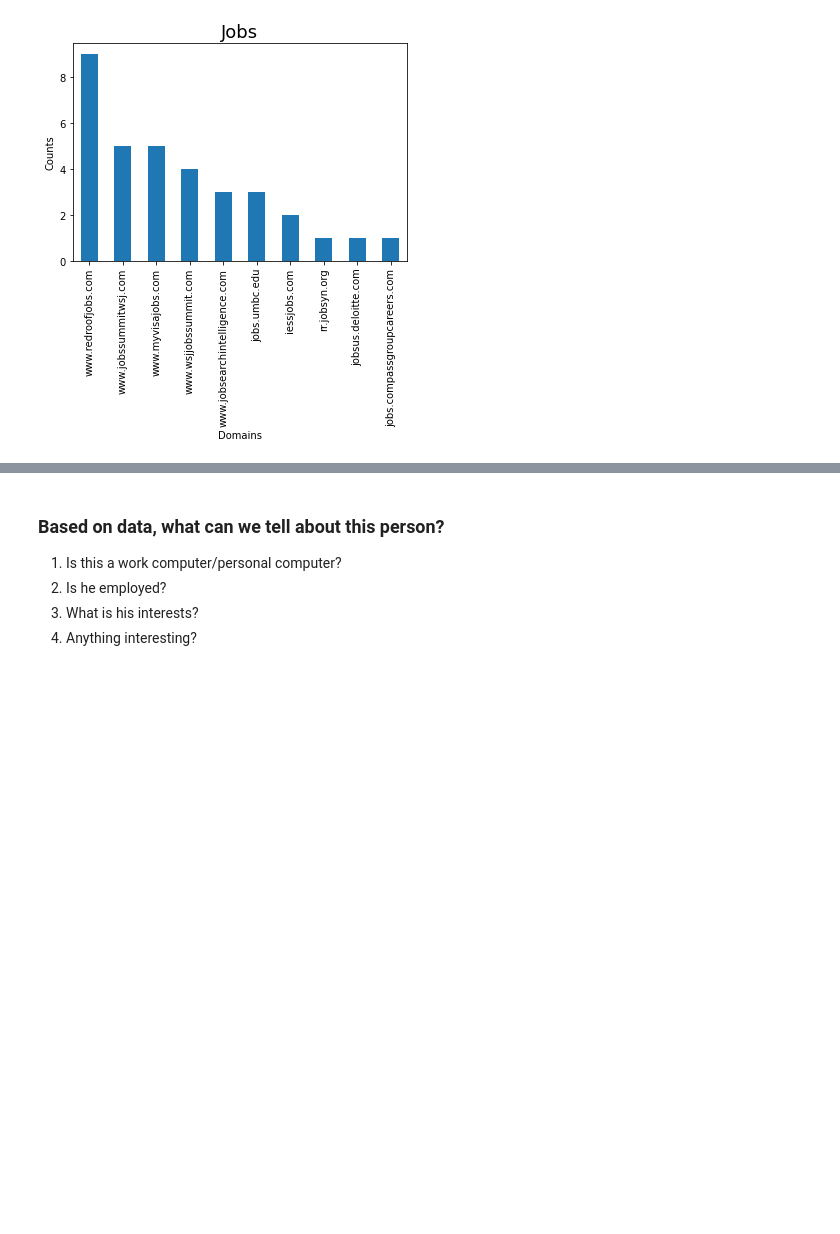
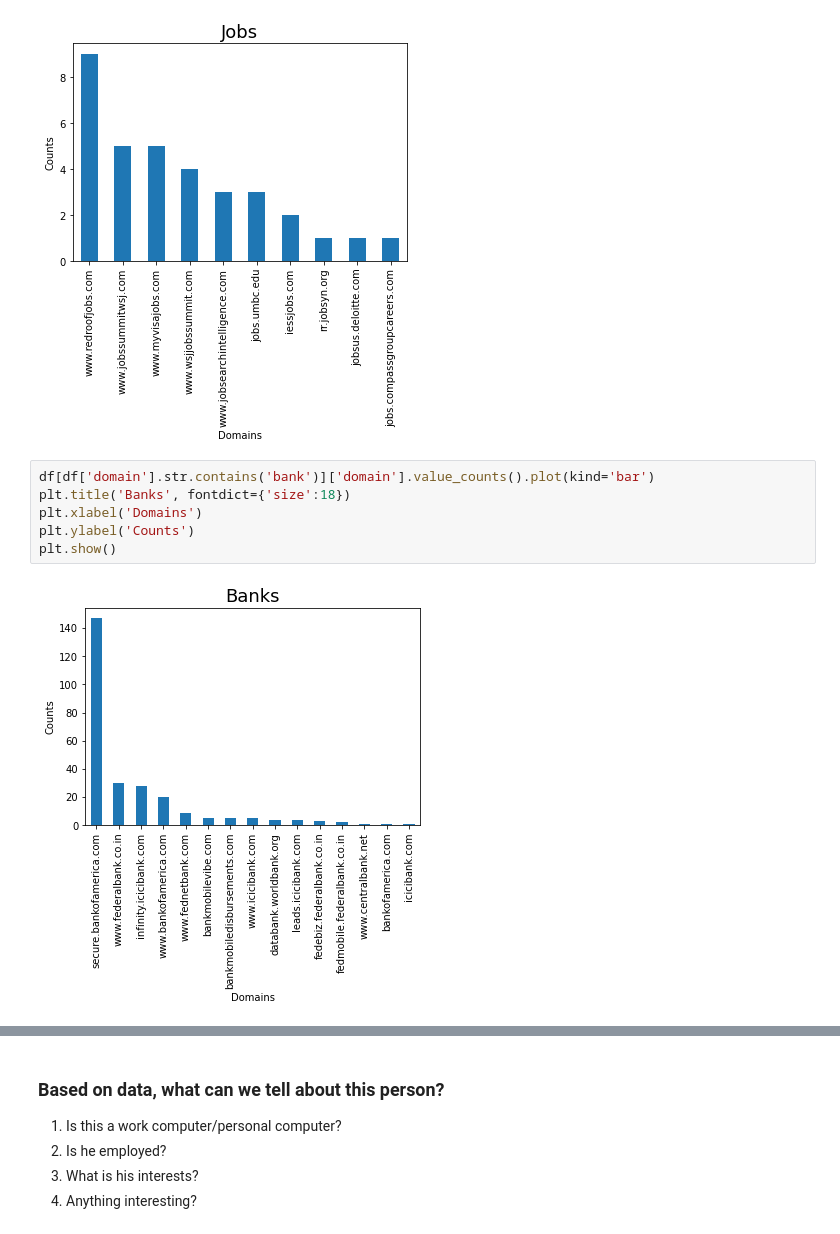
Before and after one commit to daksh-intwala/DATA_601, a Jupyter notebook: week09/hw-09.ipynb, the cells around one changed output, grey strips where cells are left out. Cells and saved outputs as stored; diff of their text form; blank space fills up the shorter version.

```diff
--- a/week09/hw-09.ipynb
+++ b/week09/hw-09.ipynb
@@ -421,3 +421,11 @@ plt.ylabel('Counts')
 plt.show()
 # %% [output]
 [figure]
+# %%
+df[df['domain'].str.contains('bank')]['domain'].value_counts().plot(kind='bar')
+plt.title('Banks', fontdict={'size':18})
+plt.xlabel('Domains')
+plt.ylabel('Counts')
+plt.show()
+# %% [output]
+[figure, added]
```
Also changed, not shown: parts of 3 cells of this notebook.
